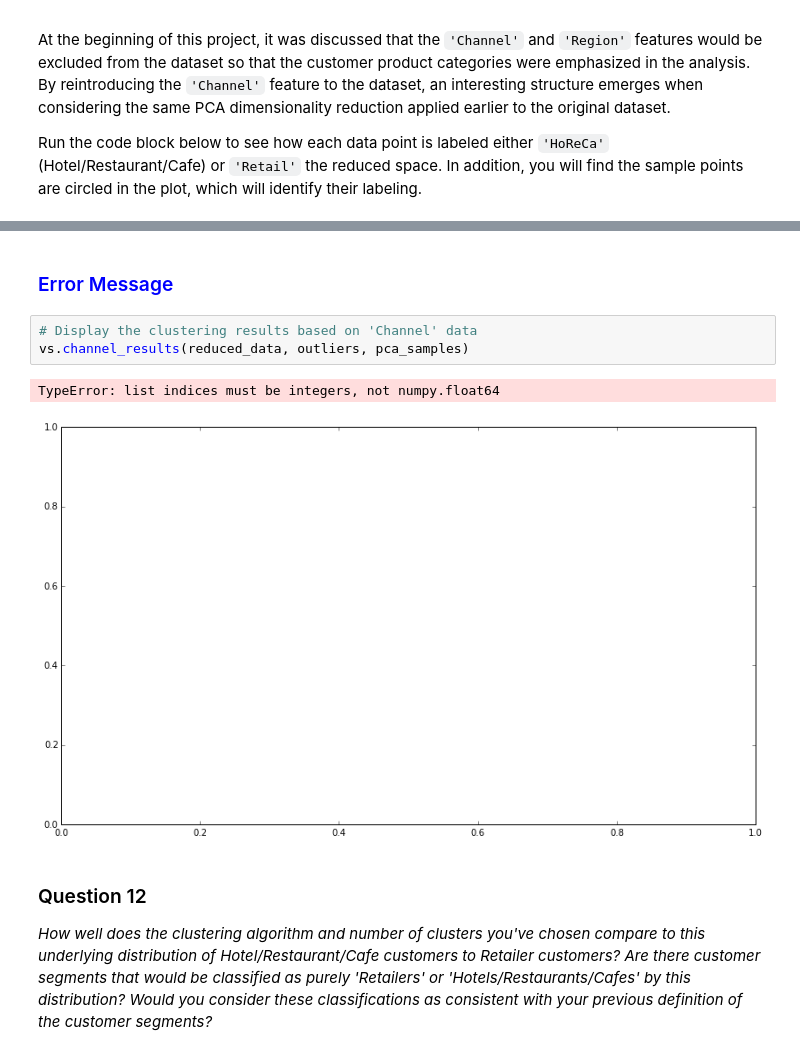
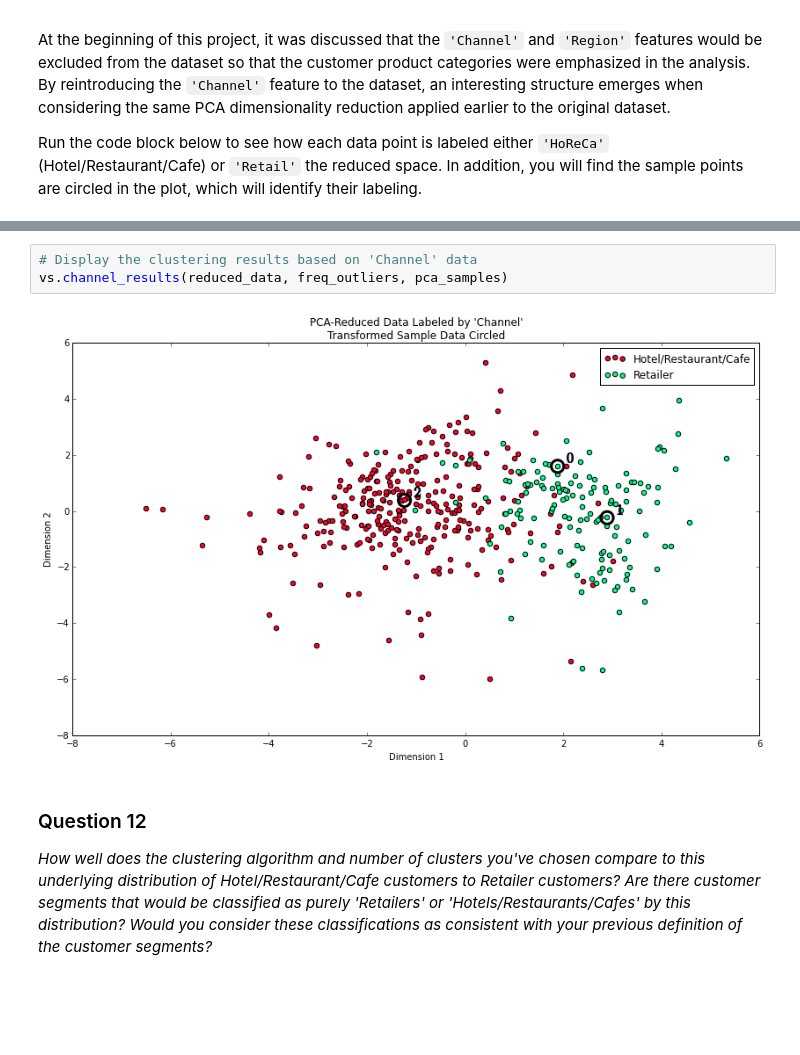
Before and after one commit to snowdj/MLND_customer_segments, a Jupyter notebook: customer_segments.ipynb, the cells around one changed output, grey strips where cells are left out. Cells and saved outputs as stored; diff of their text form; blank space fills up the shorter version.

```diff
--- a/customer_segments.ipynb
+++ b/customer_segments.ipynb
@@ -667,12 +677,8 @@ for i, channel in grouped:
-# %% [markdown]
-
-### <font color='blue'>Error Message </font>
 # %%
 # Display the clustering results based on 'Channel' data
-vs.channel_results(reduced_data, outliers, pca_samples)
+vs.channel_results(reduced_data, freq_outliers, pca_samples)
 # %% [output]
-TypeError: list indices must be integers, not numpy.float64
-[figure, old version]
+[figure, new version]
 # %% [markdown]
 ### Question 12
 *How well does the clustering algorithm and number of clusters you've chosen compare to this underlying distribution of Hotel/Restaurant/Cafe customers to Retailer customers? Are there customer segments that would be classified as purely 'Retailers' or 'Hotels/Restaurants/Cafes' by this distribution? Would you consider these classifications as consistent with your previous definition of the customer segments?*
```
Also changed, not shown: parts of 6 cells of this notebook.
